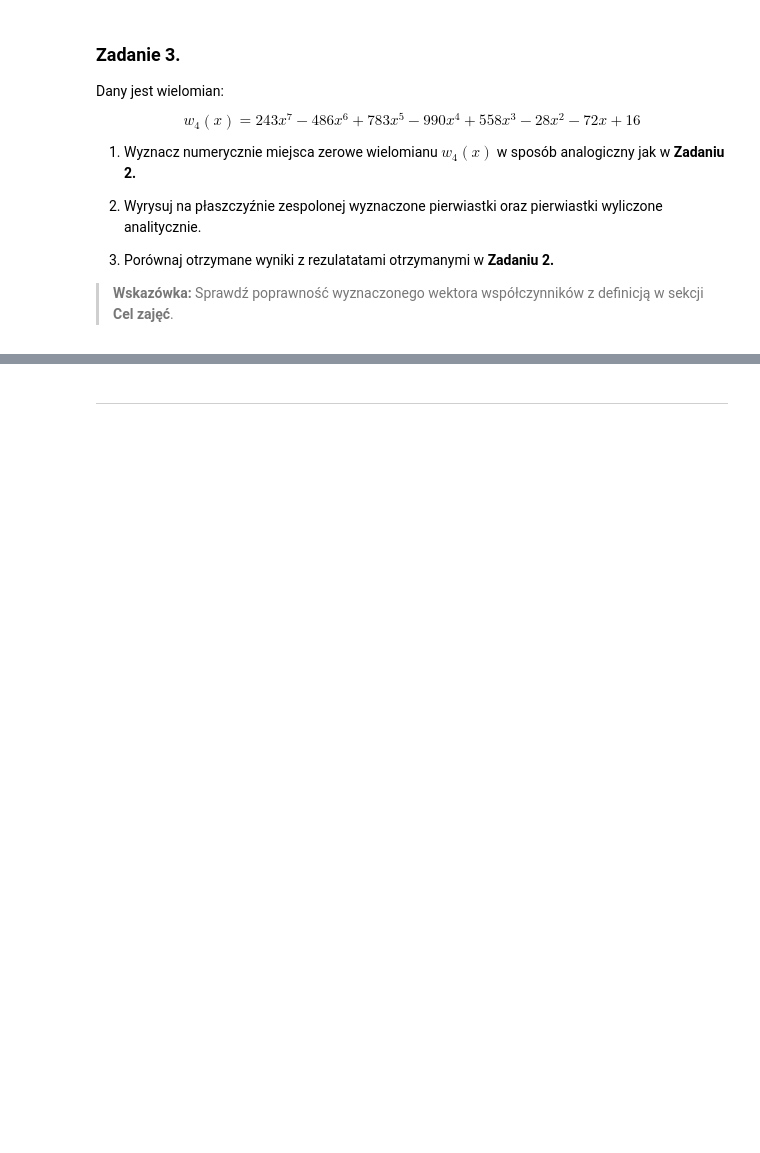
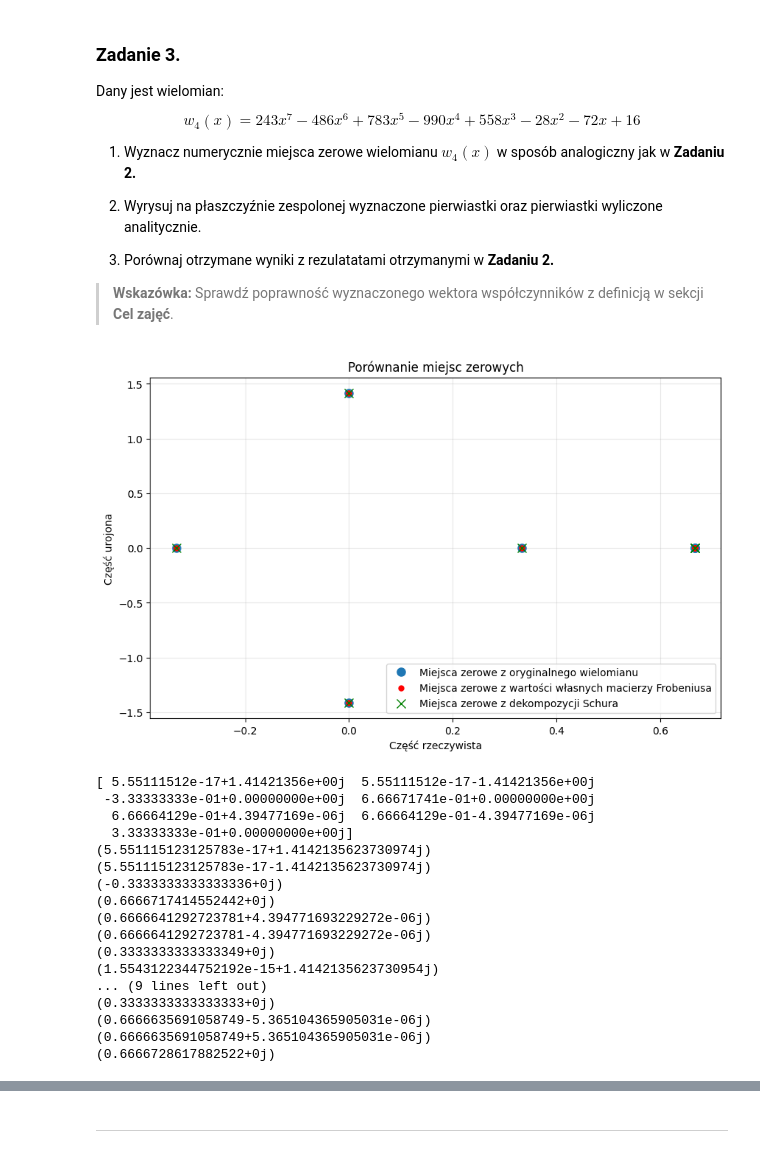
Before and after one commit to MN-KJ-2025/lab-7-pierwiastki-karolozog15, a Jupyter notebook: sprawozdanie.ipynb, the cells around one changed output, grey strips where cells are left out. Cells and saved outputs as stored; diff of their text form; code cells hidden in the pictures; blank space fills up the shorter version.

```diff
--- a/sprawozdanie.ipynb
+++ b/sprawozdanie.ipynb
@@ -247,0 +258,80 @@ $$
+# %%
+# ===== Twoja implementacja tutaj =====
+coef=np.array([16,-72,-28,558,-990,783,-486,243])
+frob=main.frob_a(coef)
+
+eig=np.linalg.eigvals(frob)
+
+A, P = sp.linalg.schur(frob, output='complex')
+eig2=np.diag(A)
+root3=nppoly.polyroots(coef)
+
+
+
+f1, ax1 = plt.subplots(figsize=(10, 6))
+ax1.plot(np.real(root3), np.imag(root3), 'o', markersize=8, label='Miejsca zerowe z oryginalnego wielomianu')
+ax1.plot(np.real(eig), np.imag(eig), 'r.', markersize=10, label='Miejsca zerowe z wartości własnych macierzy Frobeniusa')
+ax1.plot(np.real(eig2), np.imag(eig2), 'gx', markersize=8, label='Miejsca zerowe z dekompozycji Schura')
+ax1.set_title('Porównanie miejsc zerowych')
+ax1.set_xlabel('Część rzeczywista')
+ax1.set_ylabel('Część urojona')
+ax1.legend()
+ax1.grid(True, alpha=0.3)
+plt.show()
+
+print(eig)
+def poly_value(x, coefficients):
+    result = 0
+    for i, coef in enumerate(coefficients):
+        result += coef * (x ** (len(coefficients) - i - 1))
+    return result
+
+
+poly_vals_eig = [poly_value(root, coef) for root in eig]
+poly_vals_eig2 = [poly_value(root, coef) for root in eig2]
+poly_vals_root3 = [poly_value(root, coef) for root in root3]
+
+
+f2, ax2 = plt.subplots(figsize=(10, 6))
+methods = ['eigvals(Frob)', 'diag(Schur)', 'nppoly.polyroots']
+values = [np.abs(poly_vals_eig), np.abs(poly_vals_eig2), np.abs(poly_vals_root3)]
+
+for i, (method, vals) in enumerate(zip(methods, values)):
+    ax2.semilogy(range(len(vals)), vals, 'o-', label=method, markersize=6)
+
+ax2.set_title('Wartości |f(x)| dla pierwiastków różnych metod')
+ax2.set_xlabel('Indeks pierwiastka')
+ax2.set_ylabel('|f(x)|')
+ax2.legend()
+ax2.grid()
+plt.show()
+
+print("\n=Wartości wielomianu w znalezionych pierwiastkach=\n")
+print(f"Średnie |f(x)|:")
+print(f"  eigvals(Frob):    {np.mean(np.abs(poly_vals_eig)):.2e}")
+print(f"  diag(Schur):      {np.mean(np.abs(poly_vals_eig2)):.2e}")
+print(f"  nppoly.polyroots: {np.mean(np.abs(poly_vals_root3)):.2e}")
+
+print(f"\nMaksymalne |f(x)|:")
+print(f"  eigvals(Frob):    {np.max(np.abs(poly_vals_eig)):.2e}")
+print(f"  diag(Schur):      {np.max(np.abs(poly_vals_eig2)):.2e}")
+print(f"  nppoly.polyroots: {np.max(np.abs(poly_vals_root3)):.2e}")
+# %% [output]
+[figure, added]
+[ 5.55111512e-17+1.41421356e+00j  5.55111512e-17-1.41421356e+00j
+ -3.33333333e-01+0.00000000e+00j  6.66671741e-01+0.00000000e+00j
+  6.66664129e-01+4.39477169e-06j  6.66664129e-01-4.39477169e-06j
+  3.33333333e-01+0.00000000e+00j]
+(5.551115123125783e-17+1.4142135623730974j)
+(5.551115123125783e-17-1.4142135623730974j)
+(-0.3333333333333336+0j)
+(0.6666717414552442+0j)
+(0.6666641292723781+4.394771693229272e-06j)
+(0.6666641292723781-4.394771693229272e-06j)
+(0.3333333333333349+0j)
+(1.5543122344752192e-15+1.4142135623730954j)
+... (9 lines left out)
+(0.3333333333333333+0j)
+(0.6666635691058749-5.365104365905031e-06j)
+(0.6666635691058749+5.365104365905031e-06j)
+(0.6666728617882522+0j)
```
Also changed, not shown: parts of 13 cells of this notebook, 1 other file.
